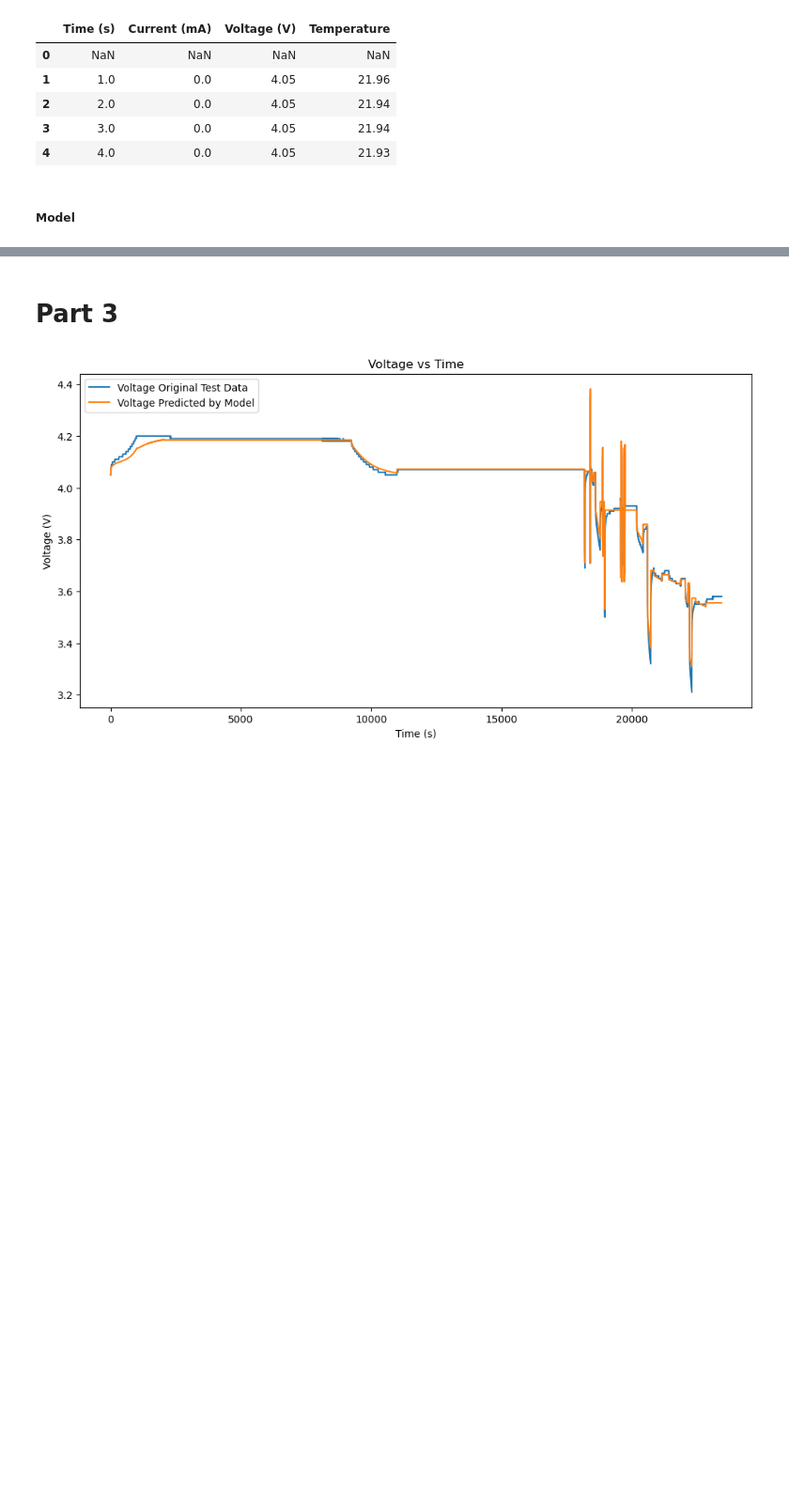
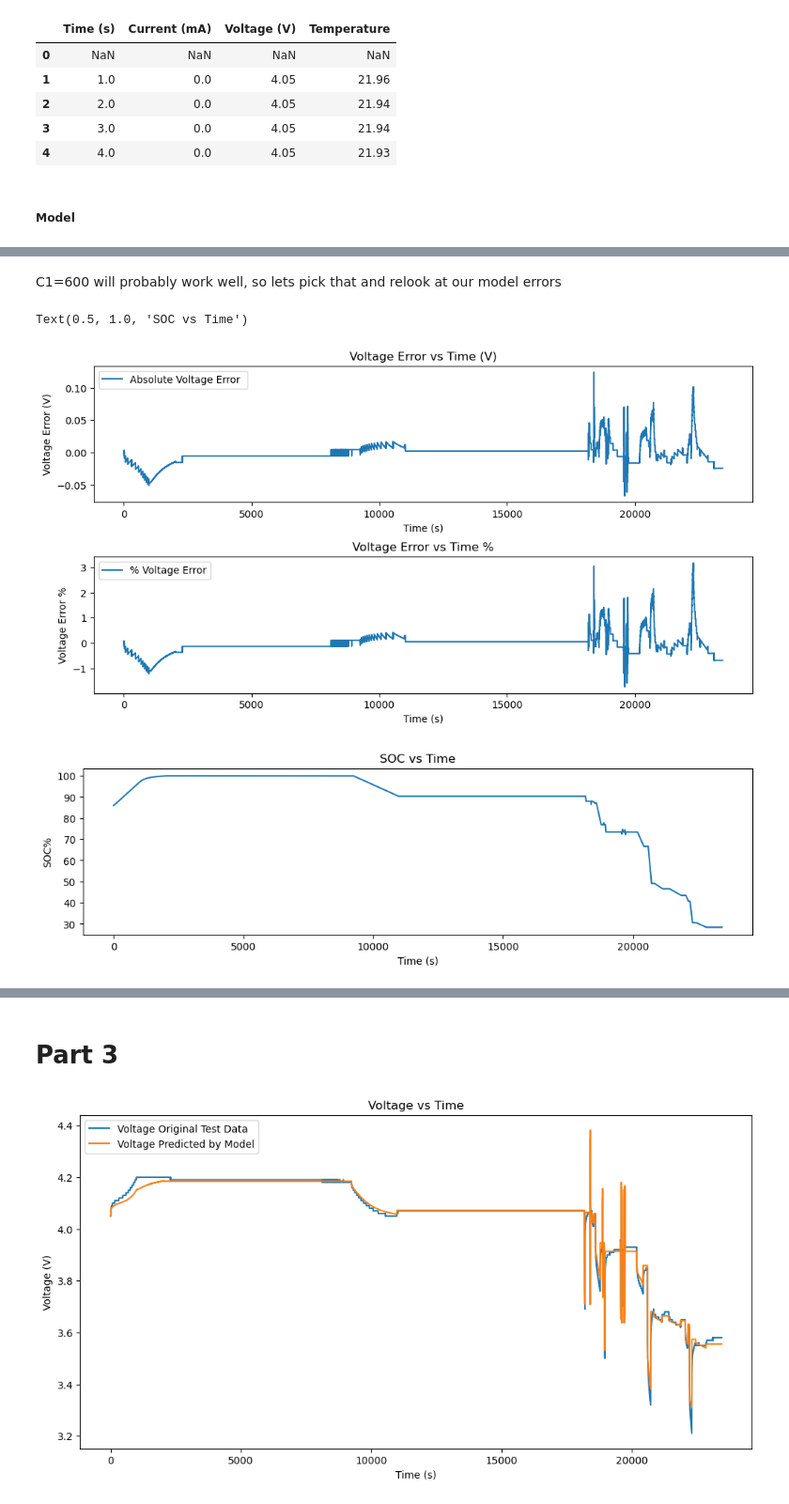
Before and after one commit to feyzijan/BatteryModelling, a Jupyter notebook: Part2Modelling.ipynb, the cells around one changed output, grey strips where cells are left out. Shown at 94% size. Saved outputs shown, nothing was run; the diff lists cells and outputs as text; code cells hidden in the pictures; blank space fills up the shorter version.

```diff
--- a/Part2Modelling.ipynb
+++ b/Part2Modelling.ipynb
@@ -1056,0 +1134,16 @@ For C = 1901 MSE:0.00020057635379070566 Max error: 0.02512073017638335
+# %% [markdown]
+C1=600 will probably work well, so lets pick that and relook at our model errors
+# %%
+v_model_c600, Current_R1_C600 , z_c600 = my_model(df_test,ocv_data,R0_Arrhenius, R0_Arrhenius_Params, new_R1_equation, R1_Gaussian_params, 600)
+plot_model_errors(v_model_c600,df_test, start_time = 1, end_time = 23430)
+
+# Also plot SOC as a funciton of time
+fig, ax = plt.subplots( figsize=(12, 3))
+plt.plot(Time, z_c600, label="z_c600")
+plt.xlabel("Time (s)")
+plt.ylabel("SOC%")
+plt.title("SOC vs Time")
+# %% [output]
+Text(0.5, 1.0, 'SOC vs Time')
+[figure, added]
+[figure, added]
```
Also changed, not shown: parts of 21 cells of this notebook, 13 other files.
